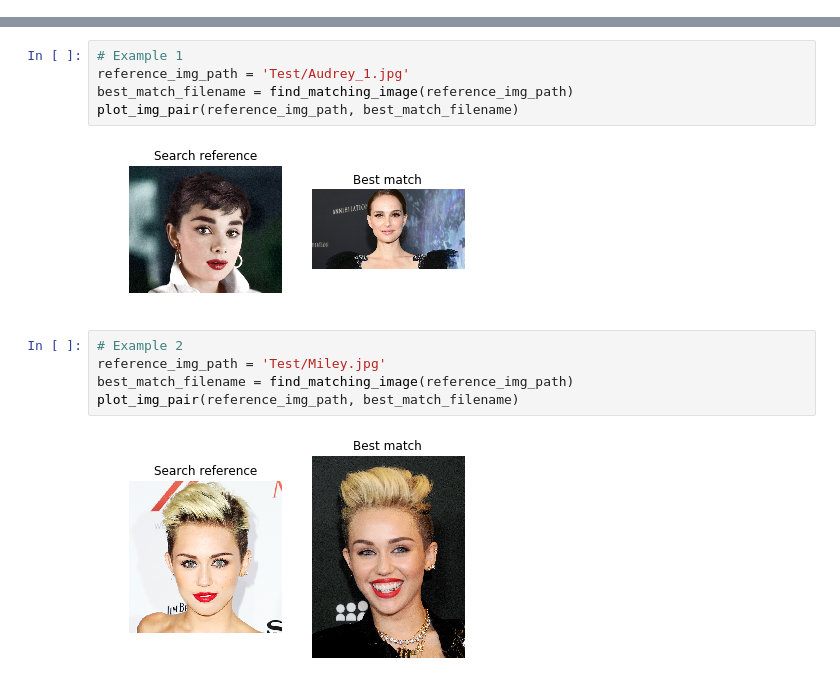
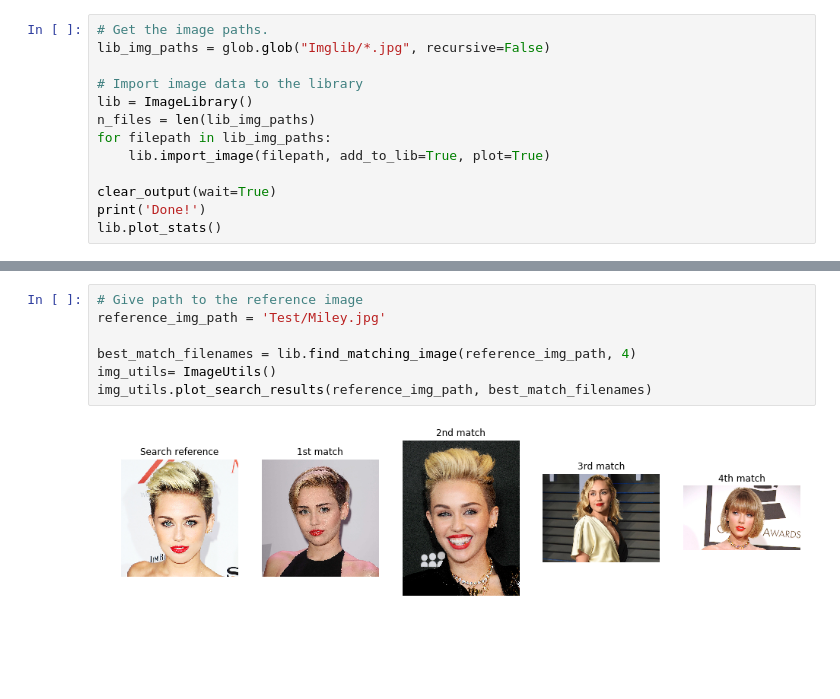
Before and after one commit to Kursula/CNN_face_search, a Jupyter notebook: Face_search.ipynb, the cells around one changed output, grey strips where cells are left out. Cells and saved outputs as stored; diff of their text form; blank space fills up the shorter version.

```diff
--- a/Face_search.ipynb
+++ b/Face_search.ipynb
@@ -273,0 +206,13 @@ plt.show()
+# %%
+# Get the image paths.
+lib_img_paths = glob.glob("Imglib/*.jpg", recursive=False)
+
+# Import image data to the library
+lib = ImageLibrary()
+n_files = len(lib_img_paths)
+for filepath in lib_img_paths:
+    lib.import_image(filepath, add_to_lib=True, plot=True)
+
+clear_output(wait=True)
+print('Done!')
+lib.plot_stats()
@@ -306,14 +224,9 @@ def plot_img_pair(ref_img_path, best_match_path):
-# %%
-# Example 1
-reference_img_path = 'Test/Audrey_1.jpg'
-best_match_filename = find_matching_image(reference_img_path)
-plot_img_pair(reference_img_path, best_match_filename)
-# %% [output]
-[figure, removed]
 # %%
-# Example 2
+# Give path to the reference image
 reference_img_path = 'Test/Miley.jpg'
-best_match_filename = find_matching_image(reference_img_path)
-plot_img_pair(reference_img_path, best_match_filename)
+
+best_match_filenames = lib.find_matching_image(reference_img_path, 4)
+img_utils= ImageUtils()
+img_utils.plot_search_results(reference_img_path, best_match_filenames)
 # %% [output]
-[figure, old version]
+[figure, new version]
```
Also changed, not shown: parts of 19 cells of this notebook, 4 other files.
